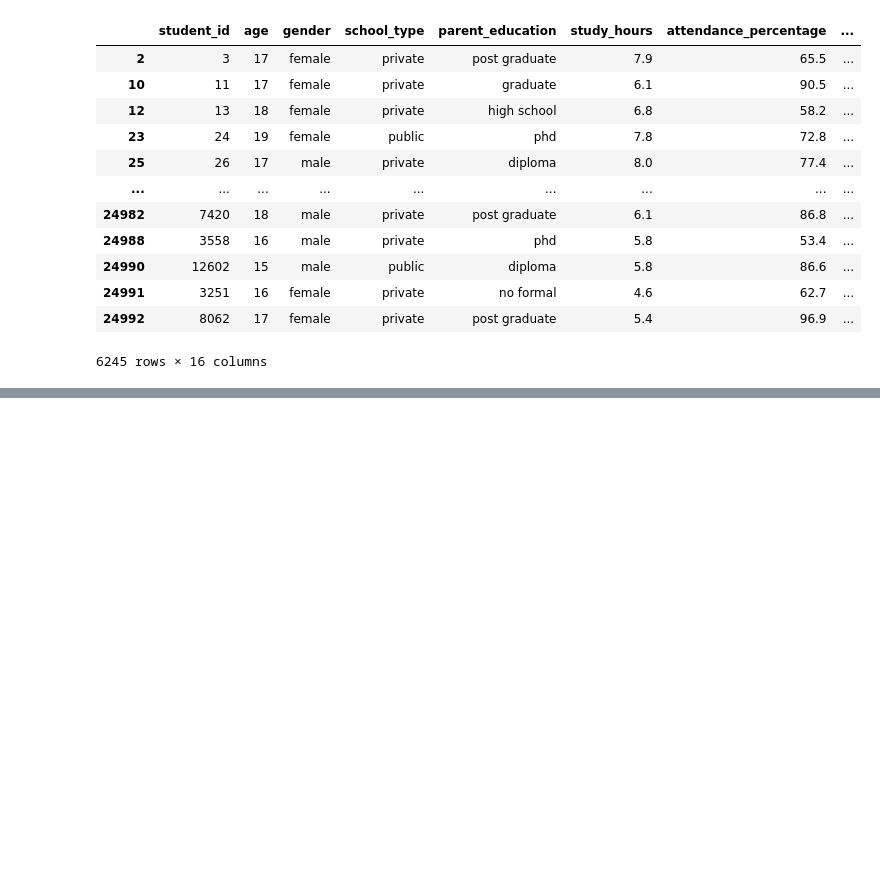
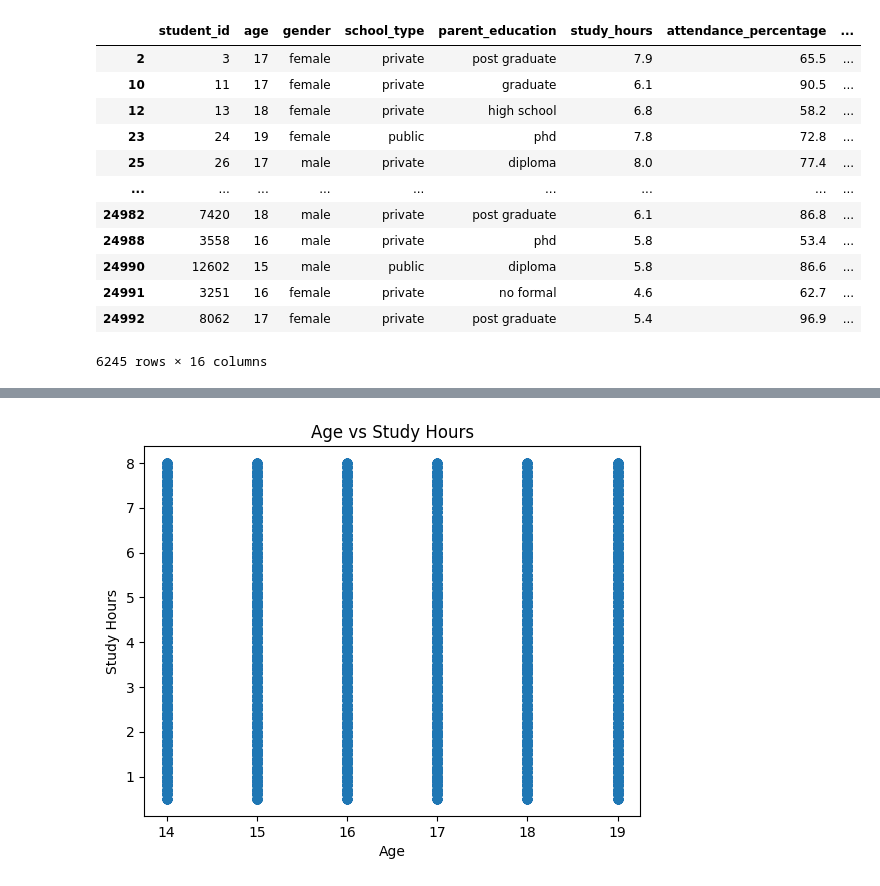
Before and after one commit to patilyogita7/Artificial_Intelligence_Lab_SE_A_45, a Jupyter notebook: Practical_5.ipynb, the cells around one changed output, grey strips where cells are left out. Saved outputs shown, nothing was run; the diff lists cells and outputs as text; code cells hidden in the pictures; blank space fills up the shorter version.

```diff
--- a/Practical_5.ipynb
+++ b/Practical_5.ipynb
@@ -63,0 +89,12 @@ df[df['science_score'] > 80]
+# %%
+plt.figure()
+
+plt.scatter(df['age'], df['study_hours'])
+
+plt.xlabel("Age")
+plt.ylabel("Study Hours")
+plt.title("Age vs Study Hours")
+
+plt.show()
+# %% [output]
+[figure, added]
```
Also changed, not shown: parts of 3 cells of this notebook.
